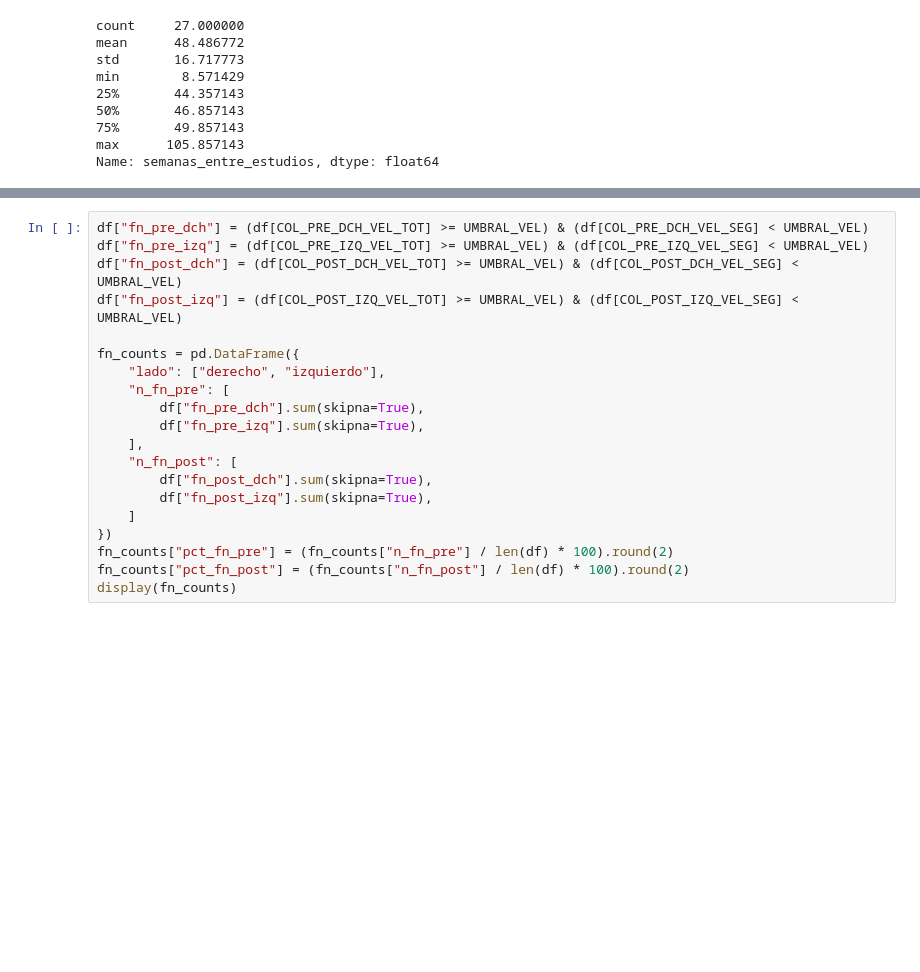
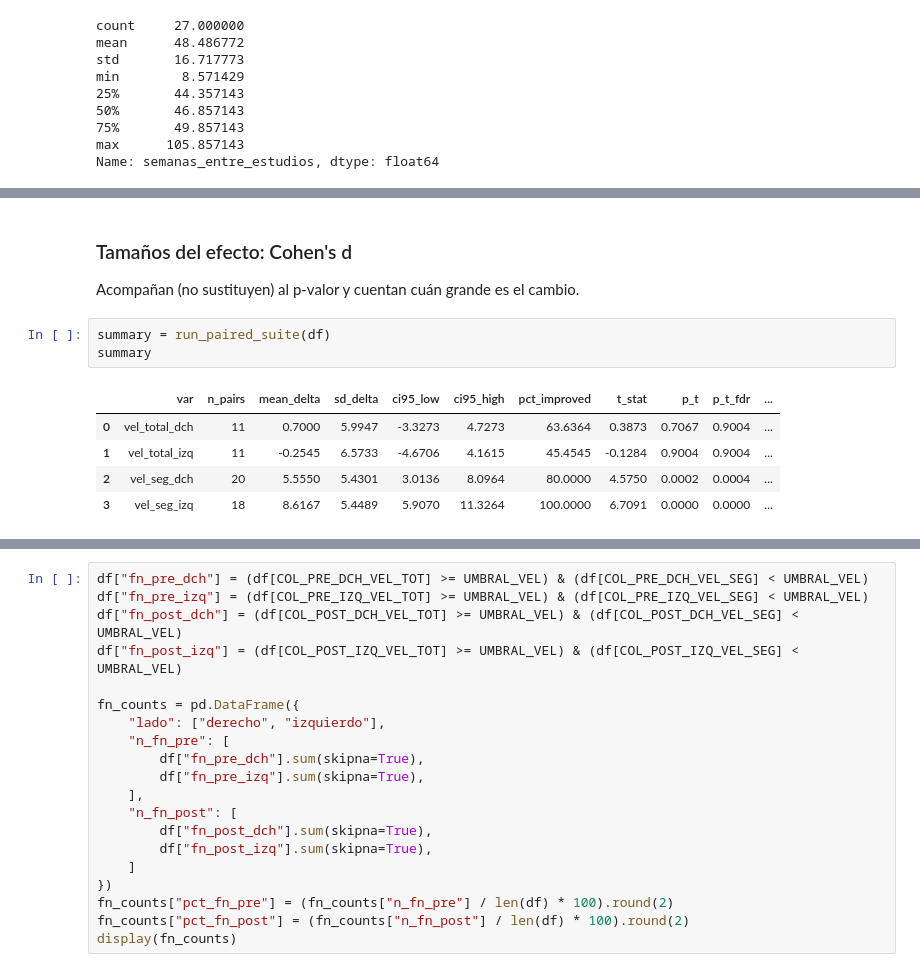
Before and after one commit to rociobenitez/tts-neurophysiology-analysis, a Jupyter notebook: notebooks/01_qa_validacion.ipynb, the cells around one changed output, grey strips where cells are left out. Drawn from its saved outputs; the diff is of its cells as text; blank space fills up the shorter version.

```diff
--- a/notebooks/01_qa_validacion.ipynb
+++ b/notebooks/01_qa_validacion.ipynb
@@ -177,0 +454,13 @@ Name: semanas_entre_estudios, dtype: float64
+# %% [markdown]
+### Tamaños del efecto: Cohen's d
+
+Acompañan (no sustituyen) al p-valor y cuentan cuán grande es el cambio.
+# %%
+summary = run_paired_suite(df)
+summary
+# %% [output]
+|  | var | n_pairs | mean_delta | sd_delta | ci95_low | ci95_high | pct_improved | t_stat | p_t | p_t_fdr | ... |
+| 0 | vel_total_dch | 11 | 0.7000 | 5.9947 | -3.3273 | 4.7273 | 63.6364 | 0.3873 | 0.7067 | 0.9004 | ... |
+| 1 | vel_total_izq | 11 | -0.2545 | 6.5733 | -4.6706 | 4.1615 | 45.4545 | -0.1284 | 0.9004 | 0.9004 | ... |
+| 2 | vel_seg_dch | 20 | 5.5550 | 5.4301 | 3.0136 | 8.0964 | 80.0000 | 4.5750 | 0.0002 | 0.0004 | ... |
+| 3 | vel_seg_izq | 18 | 8.6167 | 5.4489 | 5.9070 | 11.3264 | 100.0000 | 6.7091 | 0.0000 | 0.0000 | ... |
```
Also changed, not shown: parts of 25 cells of this notebook, 7 other files.
